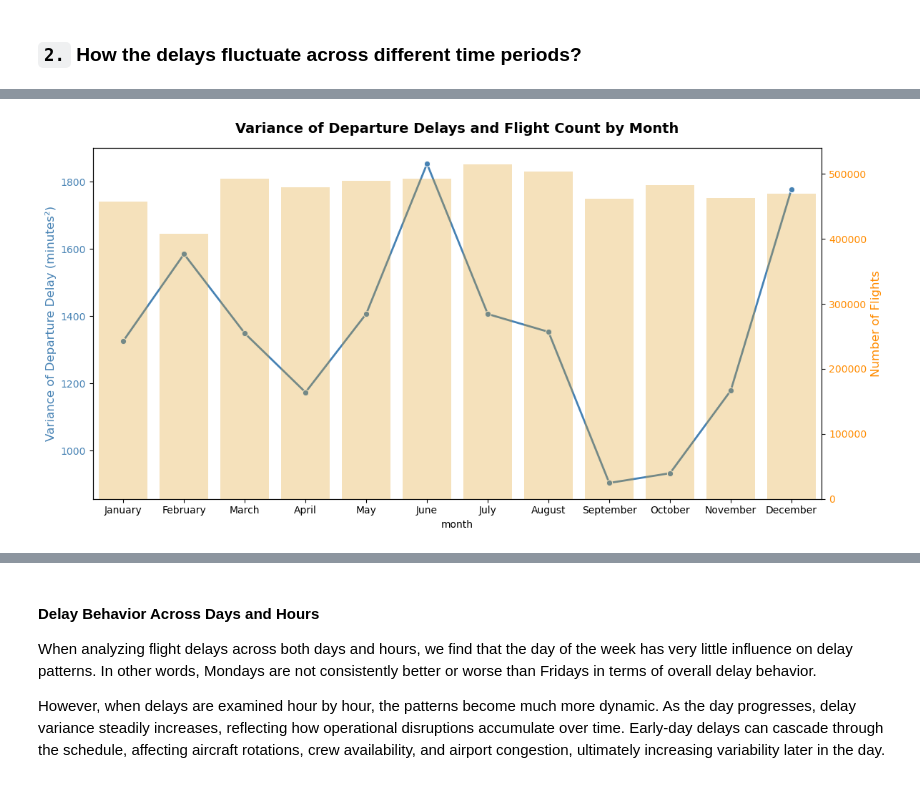
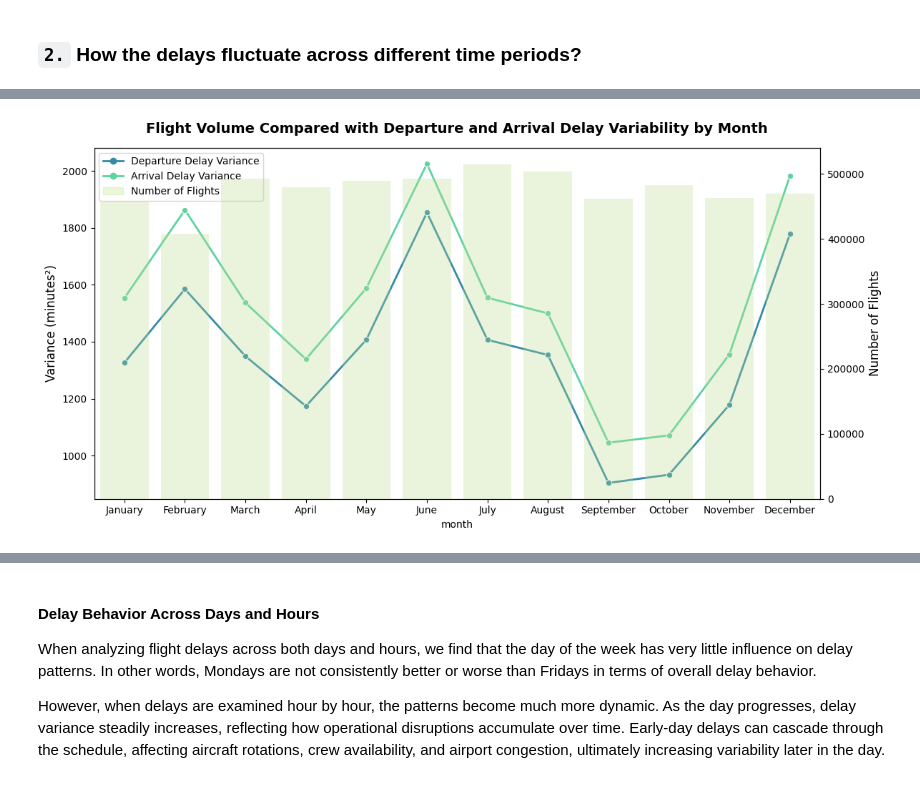
Before and after one commit to GuilhermeDellatin/fiap-machine-learning-tech-challenge-3, a Jupyter notebook: flight-analysis.ipynb, the cells around one changed output, grey strips where cells are left out. Drawn from its saved outputs; the diff is of its cells as text; code cells hidden in the pictures.

```diff
--- a/flight-analysis.ipynb
+++ b/flight-analysis.ipynb
@@ -40,6 +40,16 @@ import category_encoders as ce
 
 from modules.flight_preprocessor import FlightPreprocessor
 from modules.airport_analyzer import AirportAnalyzer
+# %%
+colors = {
+    "departure_var": "#348aa7",
+    "arrival_var":   "#5dd39e",
+    "flight_count":  "#bce784",
+    "dark_departure_var": "#1f4e79",
+    "dark_arrival_var":   "#2e8540",
+    "light_comparison": "#6B97A6",
+    "dark_comparison": "#3365A6",
+}
 # %%
 df_flights = pd.read_csv("./data/flights.csv", low_memory=False)
 
@@ -294,8 +315,19 @@ plt.show()
 # %%
+import pandas as pd
+import seaborn as sns
+import matplotlib.pyplot as plt
+import matplotlib.patches as mpatches
+import matplotlib.lines as mlines
+
 df_schedules['month'] = df_schedules['scheduled_departure'].dt.month_name()
+
 monthly_stats = (
-    df_schedules.groupby('month')['dep_delay_min']
-    .agg(['var', 'count'])
+    df_schedules.groupby('month')
+    .agg(
+        dep_var=('dep_delay_min', 'var'),
+        arr_var=('arr_delay_min', 'var'),
+        count=('dep_delay_min', 'count')
+    )
     .reset_index()
 )
 
@@ -303,43 +335,84 @@ month_order = [
     'January', 'February', 'March', 'April', 'May', 'June',
     'July', 'August', 'September', 'October', 'November', 'December'
 ]
 
-monthly_stats['month'] = pd.Categorical(monthly_stats['month'], categories=month_order, ordered=True)
+monthly_stats['month'] = pd.Categorical(
+    monthly_stats['month'],
+    categories=month_order,
+    ordered=True
+)
+
 monthly_stats = monthly_stats.sort_values('month')
 
 fig, ax1 = plt.subplots(figsize=(12, 6))
 
-# Variance
+# --- Departure variance line ---
 sns.lineplot(
     data=monthly_stats,
     x='month',
-    y='var',
+    y='dep_var',
     marker='o',
-    color='steelblue',
     linewidth=2,
+    color=colors["departure_var"],
     ax=ax1
 )
-ax1.set_ylabel('Variance of Departure Delay (minutes²)', color='steelblue', fontsize=12)
-ax1.tick_params(axis='y', labelcolor='steelblue')
 
-# Flight count
+# --- Arrival variance line ---
+sns.lineplot(
+    data=monthly_stats,
+    x='month',
+    y='arr_var',
+    marker='o',
+    linewidth=2,
+    color=colors["arrival_var"],
+    ax=ax1
+)
+
+ax1.set_ylabel('Variance (minutes²)', fontsize=12)
+ax1.tick_params(axis='y')
 ax2 = ax1.twinx()
 sns.barplot(
     data=monthly_stats,
     x='month',
     y='count',
     alpha=0.3,
-    color='orange',
+    color=colors["flight_count"],
     ax=ax2
 )
-ax2.set_ylabel('Number of Flights', color='darkorange', fontsize=12)
-ax2.tick_params(axis='y', labelcolor='darkorange')
 
-plt.title('Variance of Departure Delays and Flight Count by Month', fontsize=14, fontweight='bold', pad=15)
+ax2.set_ylabel('Number of Flights', fontsize=12)
+ax2.tick_params(axis='y')
+
+# ---------------------------------------------------------
+dep_handle = mlines.Line2D([], [], color=colors["departure_var"], marker='o',
+                           linewidth=2, label='Departure Delay Variance')
+
+arr_handle = mlines.Line2D([], [], color=colors["arrival_var"], marker='o',
+                           linewidth=2, label='Arrival Delay Variance')
+
+flight_patch = mpatches.Patch(
+    color=colors["flight_count"],
+    alpha=0.3,
+    label='Number of Flights'
+)
+
+ax1.legend(
+    handles=[dep_handle, arr_handle, flight_patch],
+    loc="upper left"
+)
+
+plt.title(
+    'Flight Volume Compared with Departure and Arrival Delay Variability by Month',
+    fontsize=14,
+    fontweight='bold',
+    pad=15
+)
+
 plt.xlabel('Month', fontsize=12)
 plt.grid(axis='x', linestyle='--', alpha=0.4)
+
 plt.tight_layout()
 plt.show()
 # %% [output]
-[figure, old version]
+[figure, new version]
 # %%
```
Also changed, not shown: parts of 12 cells of this notebook, 3 other files.
